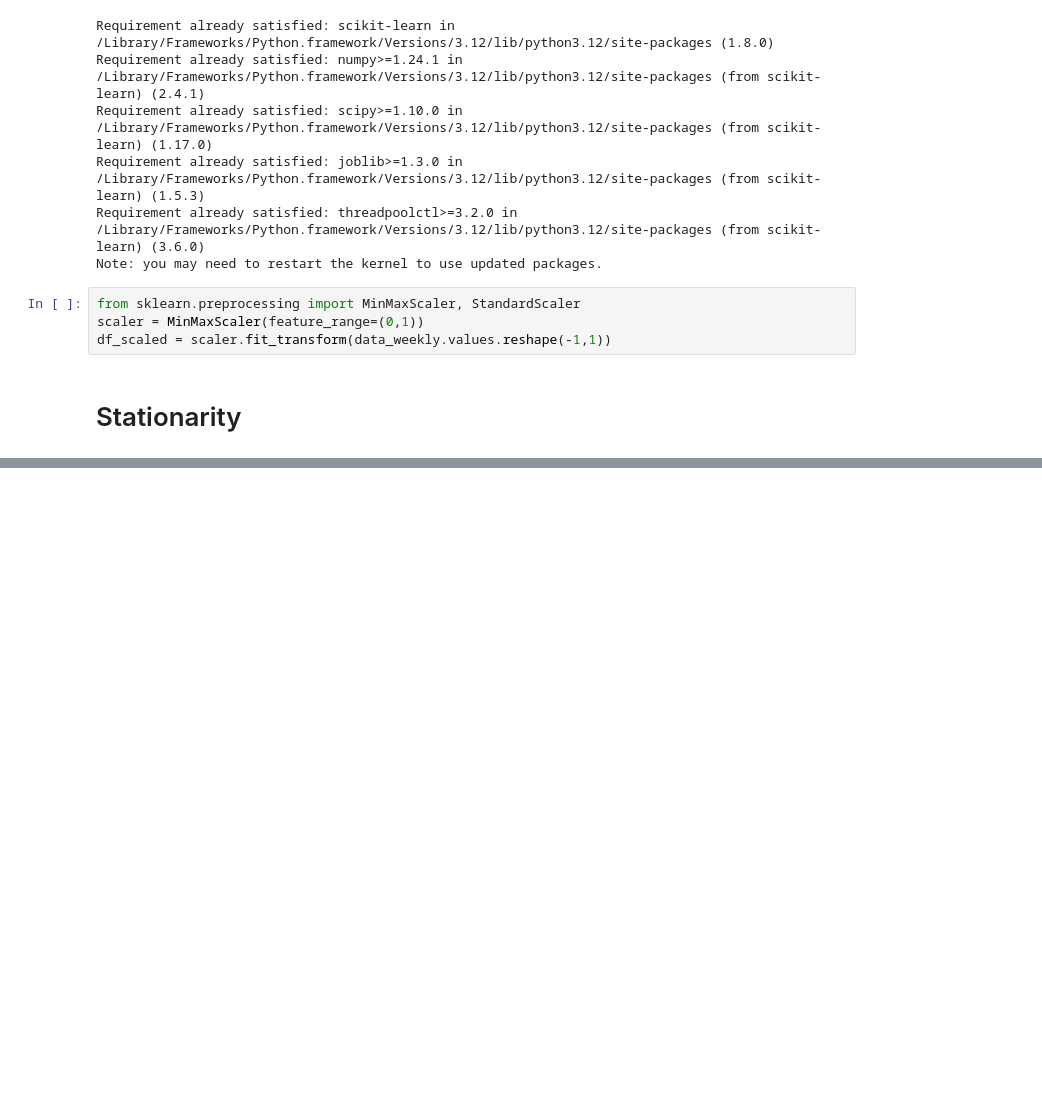
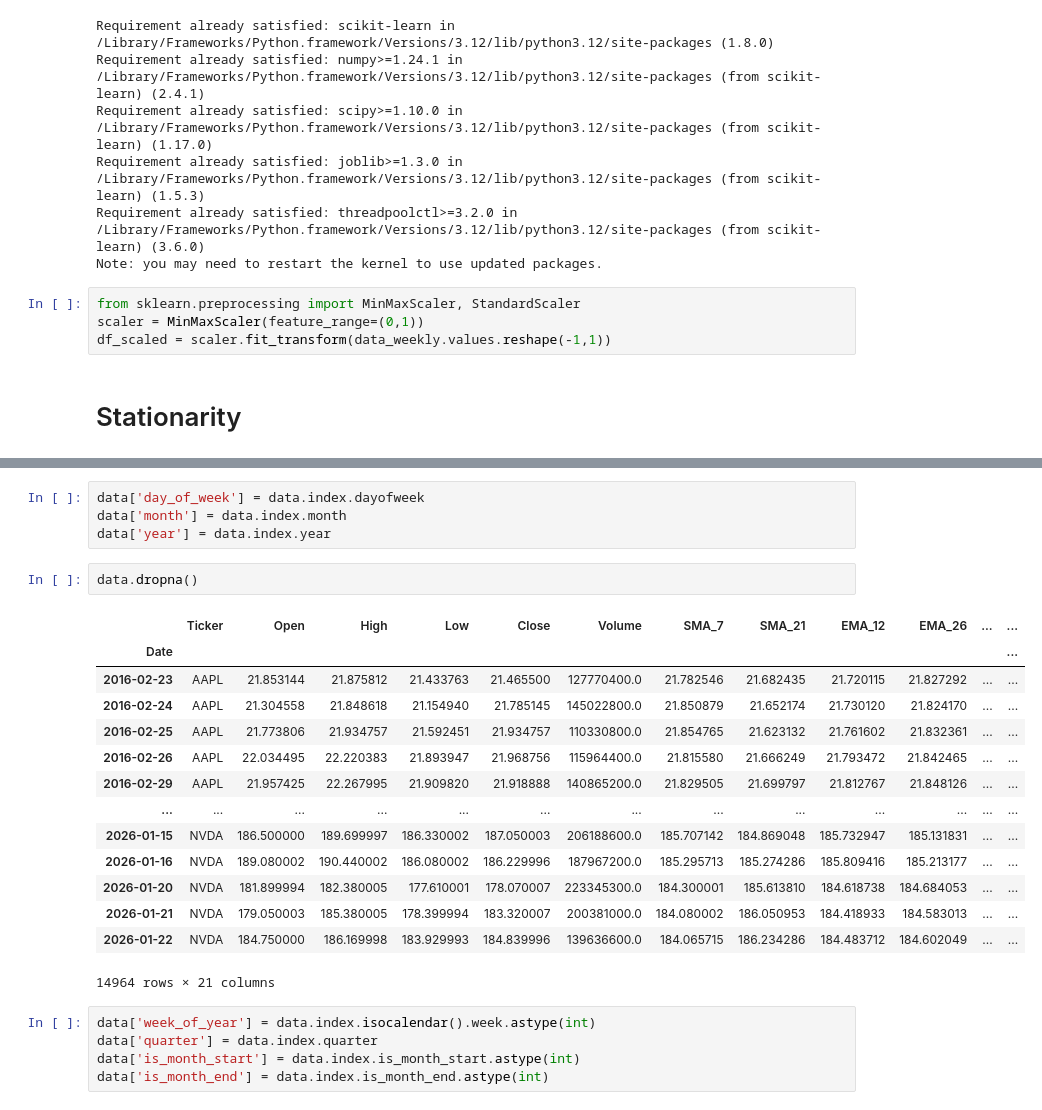
Before and after one commit to Lusingalisa/Time-Series-Analysis-Forecasting, a Jupyter notebook: TS_data_Preprocessing.ipynb, the cells around one changed output, grey strips where cells are left out. Drawn from its saved outputs; the diff is of its cells as text; blank space fills up the shorter version.

```diff
--- a/TS_data_Preprocessing.ipynb
+++ b/TS_data_Preprocessing.ipynb
@@ -300,0 +333,26 @@ Critical Values: {'1%': np.float64(-3.443086684769254), '5%': np.float64(-2.8671
+# %%
+data['day_of_week'] = data.index.dayofweek
+data['month'] = data.index.month
+data['year'] = data.index.year
+# %%
+data.dropna()
+# %% [output]
+|  | Ticker | Open | High | Low | Close | Volume | SMA_7 | SMA_21 | EMA_12 | EMA_26 | ... | ... |
+| Date |  |  |  |  |  |  |  |  |  |  |  | ... |
+| 2016-02-23 | AAPL | 21.853144 | 21.875812 | 21.433763 | 21.465500 | 127770400.0 | 21.782546 | 21.682435 | 21.720115 | 21.827292 | ... | ... |
+| 2016-02-24 | AAPL | 21.304558 | 21.848618 | 21.154940 | 21.785145 | 145022800.0 | 21.850879 | 21.652174 | 21.730120 | 21.824170 | ... | ... |
+| 2016-02-25 | AAPL | 21.773806 | 21.934757 | 21.592451 | 21.934757 | 110330800.0 | 21.854765 | 21.623132 | 21.761602 | 21.832361 | ... | ... |
+| 2016-02-26 | AAPL | 22.034495 | 22.220383 | 21.893947 | 21.968756 | 115964400.0 | 21.815580 | 21.666249 | 21.793472 | 21.842465 | ... | ... |
+| 2016-02-29 | AAPL | 21.957425 | 22.267995 | 21.909820 | 21.918888 | 140865200.0 | 21.829505 | 21.699797 | 21.812767 | 21.848126 | ... | ... |
+| ... | ... | ... | ... | ... | ... | ... | ... | ... | ... | ... | ... | ... |
+| 2026-01-15 | NVDA | 186.500000 | 189.699997 | 186.330002 | 187.050003 | 206188600.0 | 185.707142 | 184.869048 | 185.732947 | 185.131831 | ... | ... |
+| 2026-01-16 | NVDA | 189.080002 | 190.440002 | 186.080002 | 186.229996 | 187967200.0 | 185.295713 | 185.274286 | 185.809416 | 185.213177 | ... | ... |
+| 2026-01-20 | NVDA | 181.899994 | 182.380005 | 177.610001 | 178.070007 | 223345300.0 | 184.300001 | 185.613810 | 184.618738 | 184.684053 | ... | ... |
+| 2026-01-21 | NVDA | 179.050003 | 185.380005 | 178.399994 | 183.320007 | 200381000.0 | 184.080002 | 186.050953 | 184.418933 | 184.583013 | ... | ... |
+| 2026-01-22 | NVDA | 184.750000 | 186.169998 | 183.929993 | 184.839996 | 139636600.0 | 184.065715 | 186.234286 | 184.483712 | 184.602049 | ... | ... |
+14964 rows × 21 columns
+# %%
+data['week_of_year'] = data.index.isocalendar().week.astype(int)
+data['quarter'] = data.index.quarter
+data['is_month_start'] = data.index.is_month_start.astype(int)
+data['is_month_end'] = data.index.is_month_end.astype(int)
```
Also changed, not shown: parts of 9 cells of this notebook.
